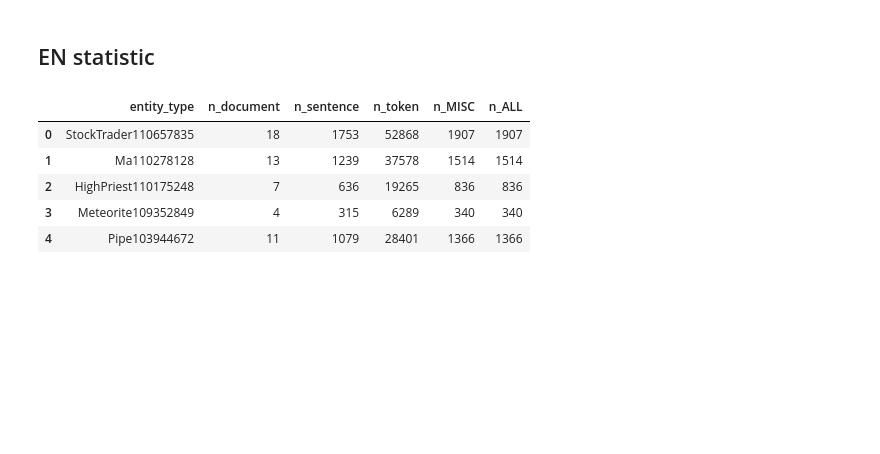
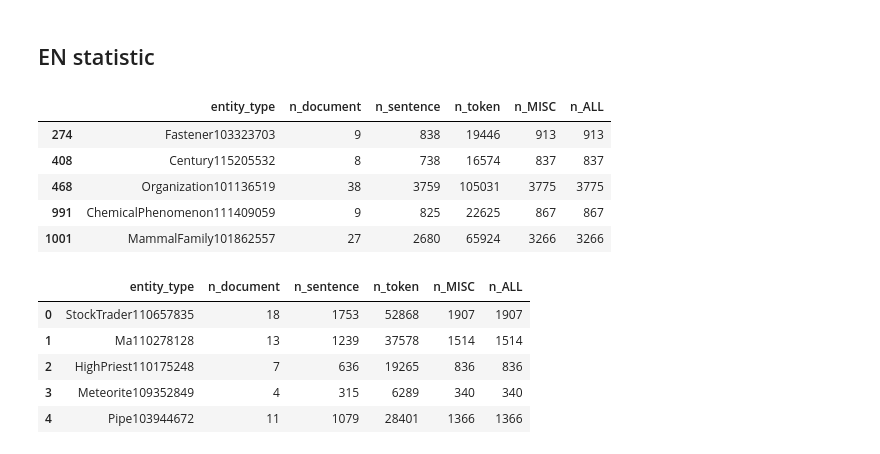
Before and after one commit to JZ-LIANG/EDL-2018, a Jupyter notebook: result/data_analysis_completed.ipynb, the cells around one changed output. Saved outputs shown, nothing was run; the diff lists cells and outputs as text; code cells hidden in the pictures; blank space fills up the shorter version.

```diff
--- a/result/data_analysis_completed.ipynb
+++ b/result/data_analysis_completed.ipynb
@@ -49,6 +49,17 @@ df_zh.describe()
 | max | 69.000000 | 6807.000000 | 193808.000000 | 7840.000000 | 7840.000000 |
 # %% [markdown]
 ## EN statistic
+# %%
+ls = ['Century115205532', 'ChemicalPhenomenon111409059',
+      'Fastener103323703', 'MammalFamily101862557', 'Organization101136519']
+df_en.loc[df_en['entity_type'].isin(ls)]
+# %% [output]
+|  | entity_type | n_document | n_sentence | n_token | n_MISC | n_ALL |
+| 274 | Fastener103323703 | 9 | 838 | 19446 | 913 | 913 |
+| 408 | Century115205532 | 8 | 738 | 16574 | 837 | 837 |
+| 468 | Organization101136519 | 38 | 3759 | 105031 | 3775 | 3775 |
+| 991 | ChemicalPhenomenon111409059 | 9 | 825 | 22625 | 867 | 867 |
+| 1001 | MammalFamily101862557 | 27 | 2680 | 65924 | 3266 | 3266 |
 # %%
 # read EN data statistic
 file_path = '/Users/liangjianzhong/Desktop/internship/EDL-2018/result/statistic/en_result.txt'
```
Also changed, not shown: 1 other file.
